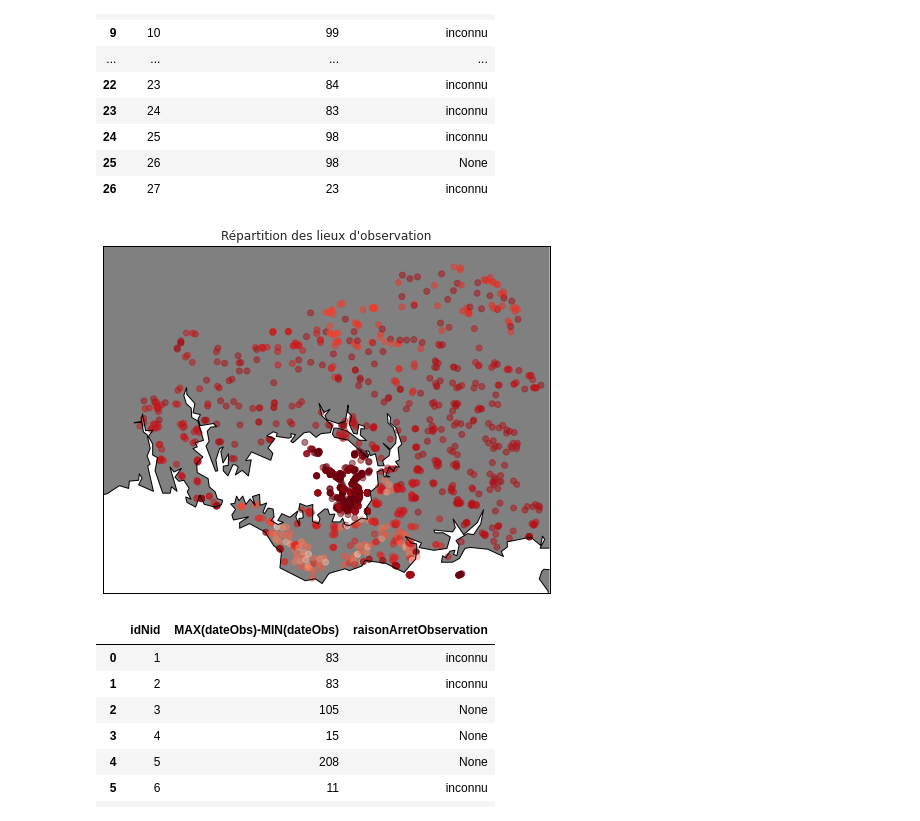
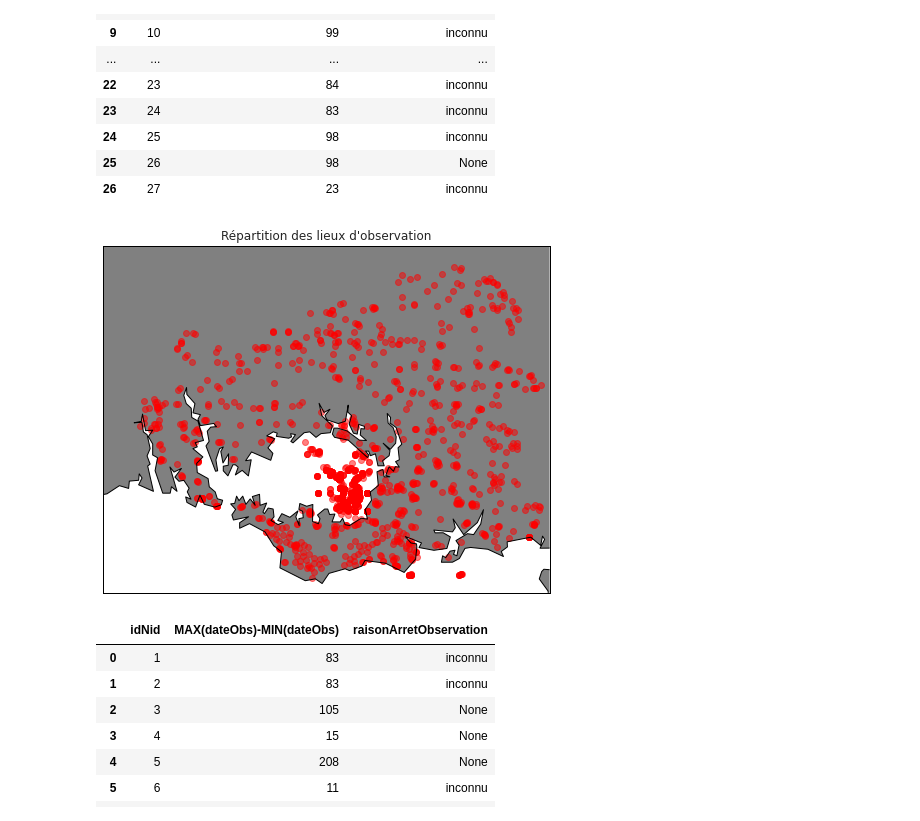
Before and after one commit to augustin-pasq/sae-pnr, a Jupyter notebook: Analyse/PNR_Analyse.ipynb, the cells around one changed output. Cells and saved outputs as stored; diff of their text form; code cells hidden in the pictures.

```diff
--- a/Analyse/PNR_Analyse.ipynb
+++ b/Analyse/PNR_Analyse.ipynb
@@ -99,35 +99,35 @@ outProj = Proj(init='epsg:4326')
 # Extract the data we're interested in
 lat = places['lieu_Lambert_X'].values
 lon = places['lieu_Lambert_Y'].values
 ids = places['idObs'].values
 
 for i in range(len(lat)):
     x, y = transform(inProj, outProj, lat[i], lon[i])
     lat[i] = y
     lon[i] = x
 
 # 1. Draw the map background
 fig = plt.figure(figsize=(8, 8))
 m = Basemap(projection='lcc', resolution='h',
             lat_0=47.6335, lon_0=-2.7885,
             height=35E3, width=45E3)
 
 m.drawcoastlines(color='black')
 m.drawcountries(color='gray')
 m.drawstates(color='gray')
 m.fillcontinents(color='gray')
 m.drawmapboundary(fill_color='white')
 
 # 2. scatter city data, with color reflecting population
 # and size reflecting area
 m.scatter(lon, lat, latlon=True,
-          c=np.log10(ids),
+          c='red',
           cmap='Reds', alpha=0.5)
 
 plt.title("Répartition des lieux d'observation")
 plt.show()
 # %% [output]
-[figure, old version]
+[figure, new version]
 # %%
 df = pd.read_sql("SELECT idNid, MAX(dateObs)-MIN(dateObs), raisonArretObservation FROM Nid_GCI JOIN Obs_GCI ON idNid = leNid JOIN Observation ON idObs = obsG GROUP BY idNid;", con=db_connection)
 df
```
